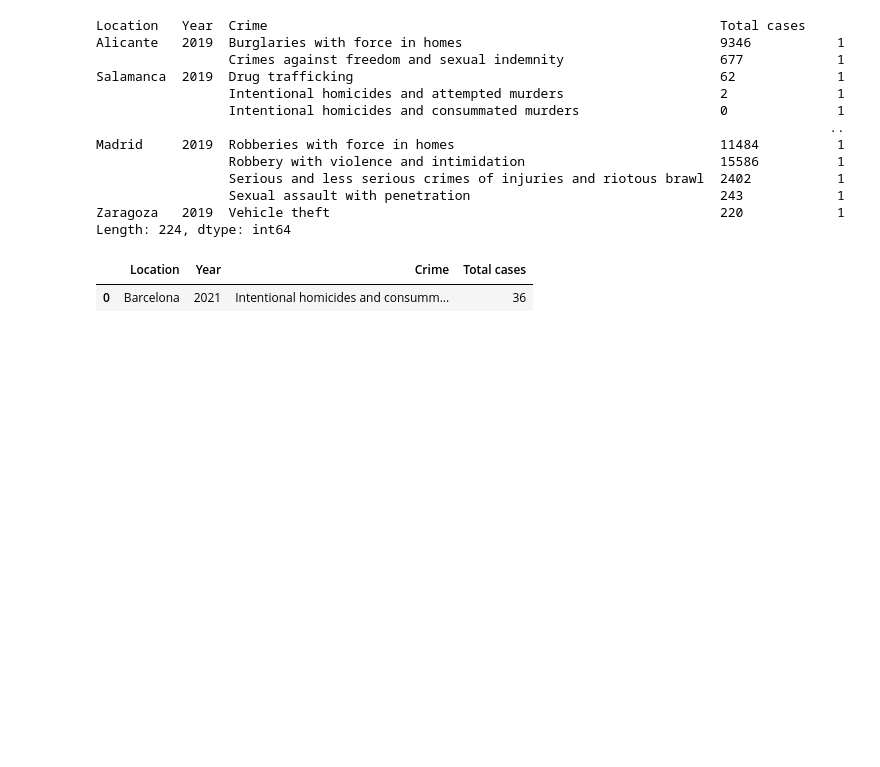
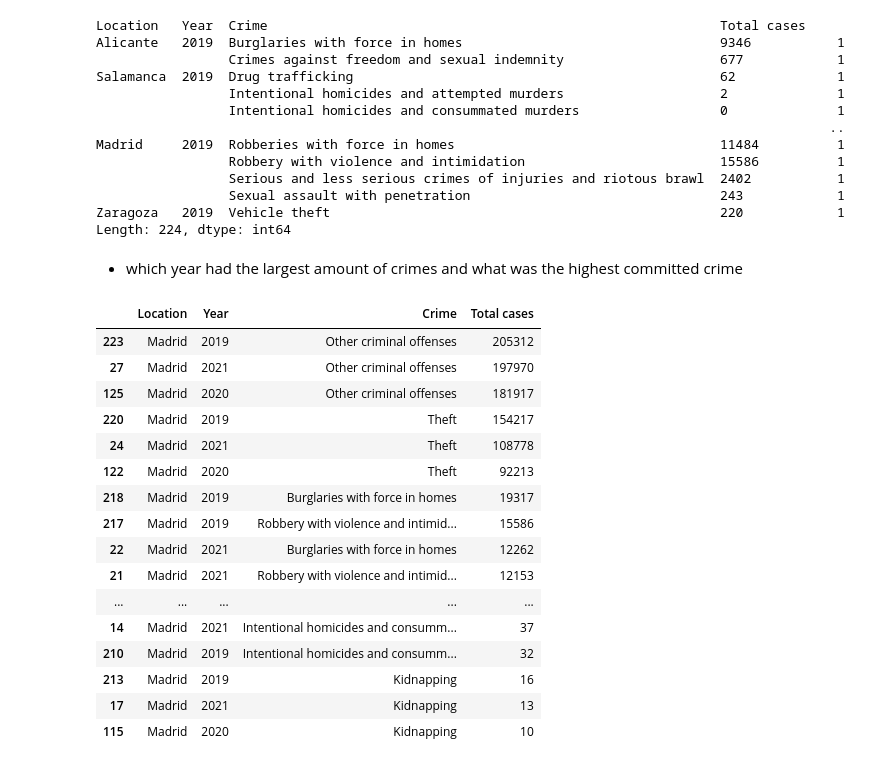
Before and after one commit to captin01/Data_Analysis, a Jupyter notebook: spaincrime.ipynb, the cells around one changed output. Saved outputs shown, nothing was run; the diff lists cells and outputs as text; code cells hidden in the pictures; blank space fills up the shorter version.

```diff
--- a/spaincrime.ipynb
+++ b/spaincrime.ipynb
@@ -92,8 +108,25 @@ Madrid     2019  Robberies with force in homes
                  Sexual assault with penetration                                243            1
 Zaragoza   2019  Vehicle theft                                                  220            1
 Length: 224, dtype: int64
-# %%
-s_data.head(1)
-# %% [output]
-|  | Location | Year | Crime | Total cases |
-| 0 | Barcelona | 2021 | Intentional homicides and consumm... | 36 |
+# %% [markdown]
+- which year had the largest amount of crimes and what was the highest committed crime
+# %%
+s_data[s_data['Location'] == 'Madrid'].sort_values('Total cases', ascending= False)
+# %% [output]
+|  | Location | Year | Crime | Total cases |
+| 223 | Madrid | 2019 | Other criminal offenses | 205312 |
+| 27 | Madrid | 2021 | Other criminal offenses | 197970 |
+| 125 | Madrid | 2020 | Other criminal offenses | 181917 |
+| 220 | Madrid | 2019 | Theft | 154217 |
+| 24 | Madrid | 2021 | Theft | 108778 |
+| 122 | Madrid | 2020 | Theft | 92213 |
+| 218 | Madrid | 2019 | Burglaries with force in homes | 19317 |
+| 217 | Madrid | 2019 | Robbery with violence and intimid... | 15586 |
+| 22 | Madrid | 2021 | Burglaries with force in homes | 12262 |
+| 21 | Madrid | 2021 | Robbery with violence and intimid... | 12153 |
+| ... | ... | ... | ... | ... |
+| 14 | Madrid | 2021 | Intentional homicides and consumm... | 37 |
+| 210 | Madrid | 2019 | Intentional homicides and consumm... | 32 |
+| 213 | Madrid | 2019 | Kidnapping | 16 |
+| 17 | Madrid | 2021 | Kidnapping | 13 |
+| 115 | Madrid | 2020 | Kidnapping | 10 |
```
Also changed, not shown: parts of 3 cells of this notebook.
